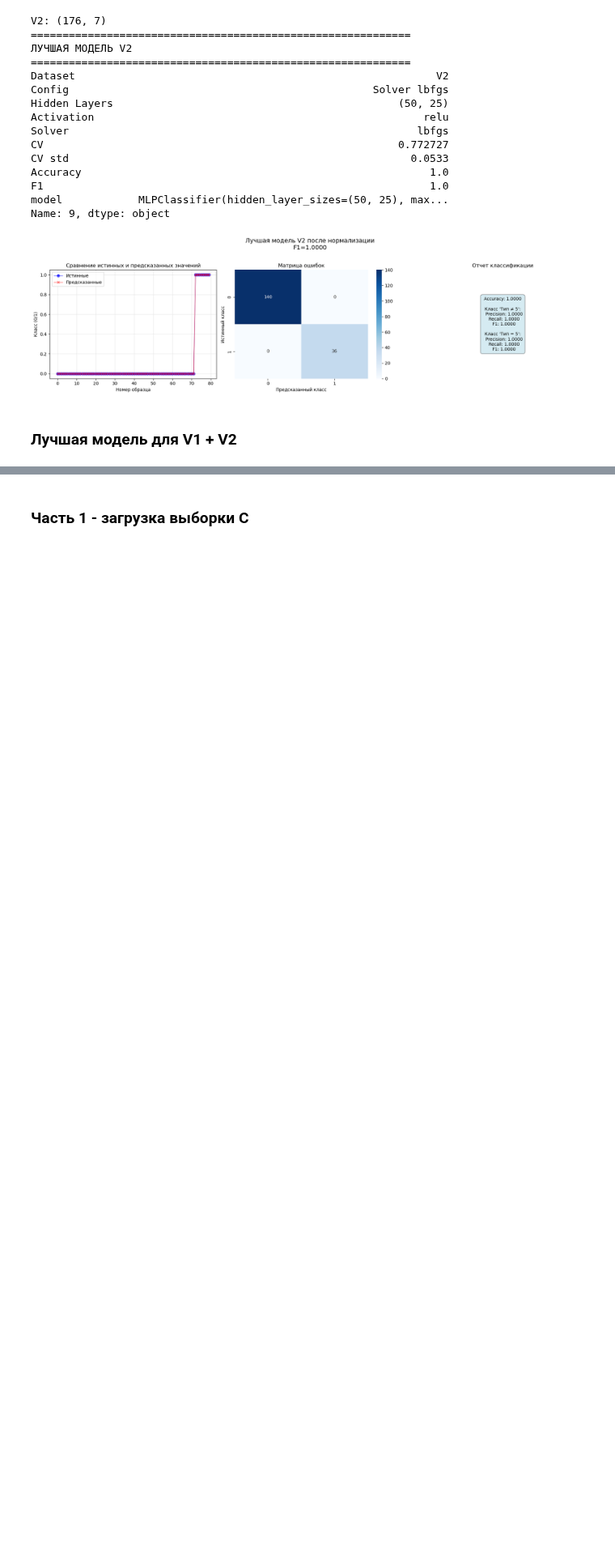
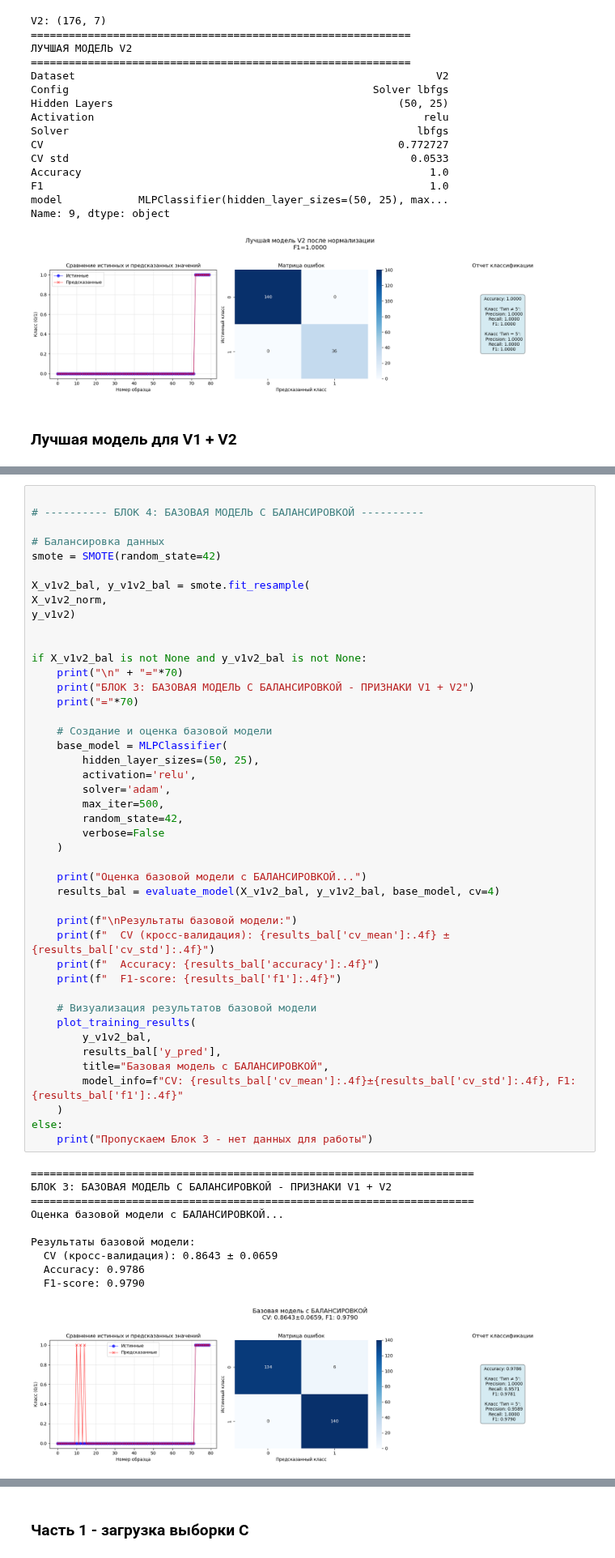
Before and after one commit to GhostCalculator19/MIA_Robo_Lab_02, a Jupyter notebook: Report/Report_A.ipynb, the cells around one changed output, grey strips where cells are left out. Shown at 81% size. Cells and saved outputs as stored; diff of their text form; blank space fills up the shorter version.

```diff
--- a/Report/Report_A.ipynb
+++ b/Report/Report_A.ipynb
@@ -1171,0 +1261,55 @@ Name: 10, dtype: object
+# %%
+
+# ---------- БЛОК 4: БАЗОВАЯ МОДЕЛЬ С БАЛАНСИРОВКОЙ ----------
+
+# Балансировка данных
+smote = SMOTE(random_state=42)
+
+X_v1v2_bal, y_v1v2_bal = smote.fit_resample(
+X_v1v2_norm,
+y_v1v2)
+
+
+if X_v1v2_bal is not None and y_v1v2_bal is not None:
+    print("\n" + "="*70)
+    print("БЛОК 3: БАЗОВАЯ МОДЕЛЬ С БАЛАНСИРОВКОЙ - ПРИЗНАКИ V1 + V2")
+    print("="*70)
+
+    # Создание и оценка базовой модели
+    base_model = MLPClassifier(
+        hidden_layer_sizes=(50, 25),
+        activation='relu',
+        solver='adam',
+        max_iter=500,
+        random_state=42,
+        verbose=False
+    )
+
+    print("Оценка базовой модели c БАЛАНСИРОВКОЙ...")
+    results_bal = evaluate_model(X_v1v2_bal, y_v1v2_bal, base_model, cv=4)
+
+    print(f"\nРезультаты базовой модели:")
+    print(f"  CV (кросс-валидация): {results_bal['cv_mean']:.4f} ± {results_bal['cv_std']:.4f}")
+    print(f"  Accuracy: {results_bal['accuracy']:.4f}")
+    print(f"  F1-score: {results_bal['f1']:.4f}")
+
+    # Визуализация результатов базовой модели
+    plot_training_results(
+        y_v1v2_bal,
+        results_bal['y_pred'],
+        title="Базовая модель с БАЛАНСИРОВКОЙ",
+        model_info=f"CV: {results_bal['cv_mean']:.4f}±{results_bal['cv_std']:.4f}, F1: {results_bal['f1']:.4f}"
+    )
+else:
+    print("Пропускаем Блок 3 - нет данных для работы")
+# %% [output]
+======================================================================
+БЛОК 3: БАЗОВАЯ МОДЕЛЬ С БАЛАНСИРОВКОЙ - ПРИЗНАКИ V1 + V2
+======================================================================
+Оценка базовой модели c БАЛАНСИРОВКОЙ...
+
+Результаты базовой модели:
+  CV (кросс-валидация): 0.8643 ± 0.0659
+  Accuracy: 0.9786
+  F1-score: 0.9790
+[figure, added]
```
Also changed, not shown: parts of 13 cells of this notebook, 5 other files.
